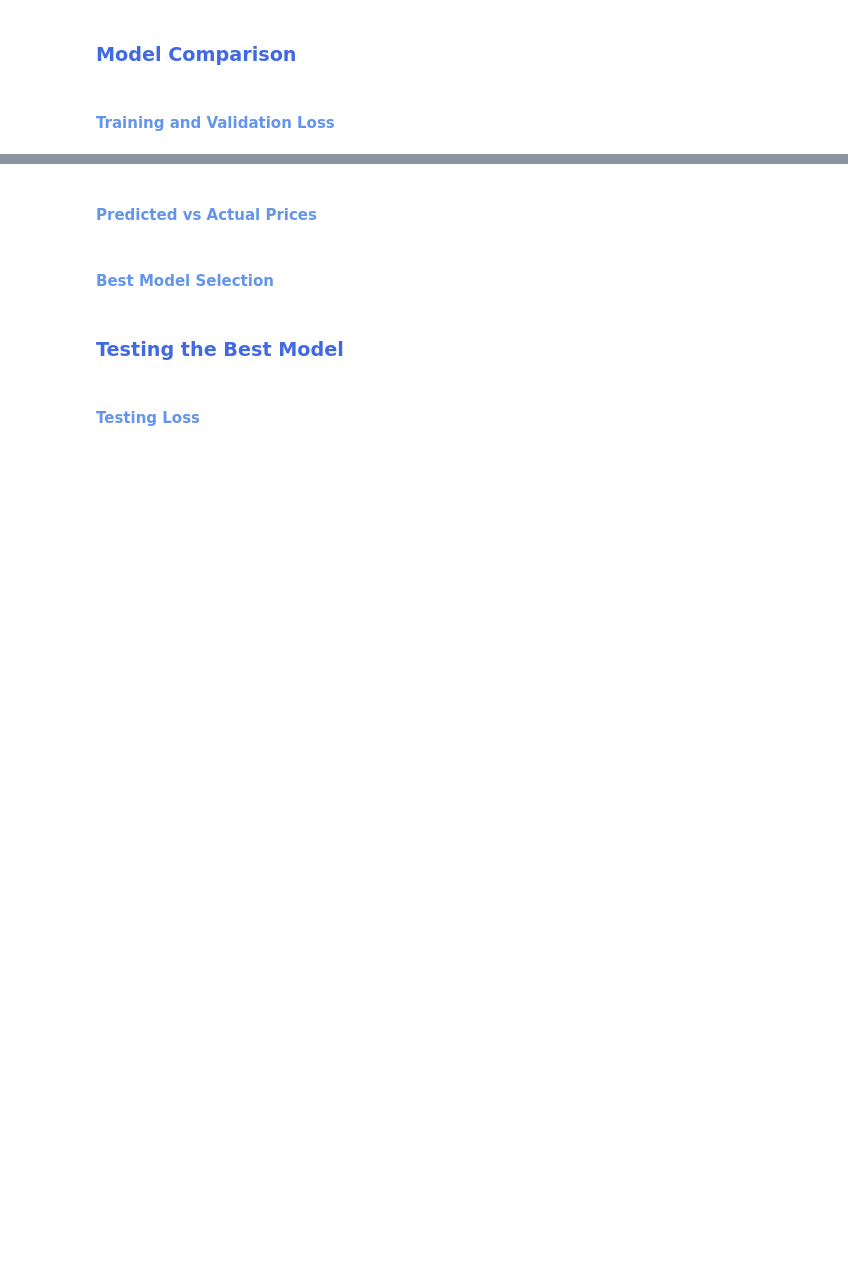
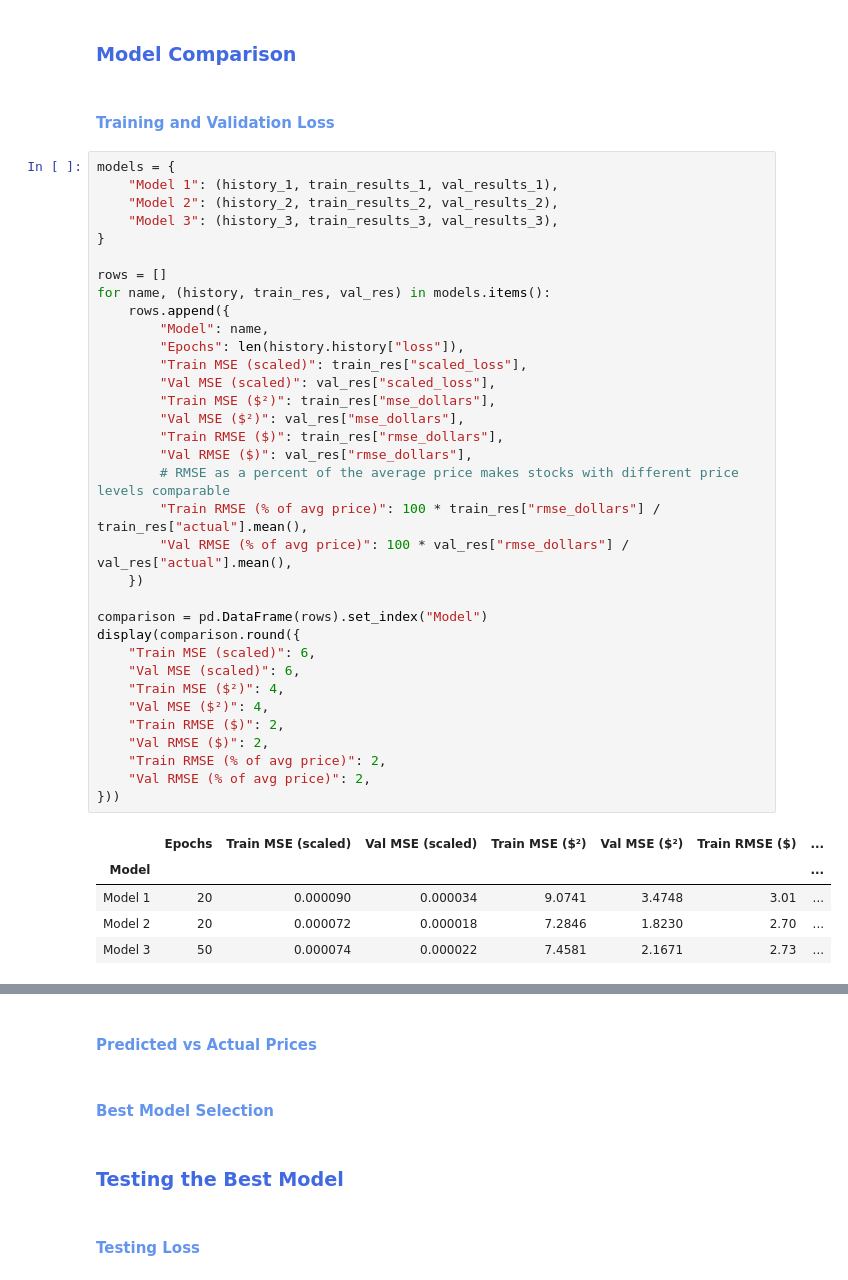
Before and after one commit to AylieNagler/Stock-Price-Predictions, a Jupyter notebook: NOTEBOOK/asg5_Group2_AylieLapierreNagler_AnikaViado_QlirimTeneqja_ArsiKharghani.ipynb, the cells around one changed output, grey strips where cells are left out. Drawn from its saved outputs; the diff is of its cells as text; blank space fills up the shorter version.

Commit message:
Added training and validation loss comparison

```diff
--- a/NOTEBOOK/asg5_Group2_AylieLapierreNagler_AnikaViado_QlirimTeneqja_ArsiKharghani.ipynb
+++ b/NOTEBOOK/asg5_Group2_AylieLapierreNagler_AnikaViado_QlirimTeneqja_ArsiKharghani.ipynb
@@ -616,3 +620,43 @@ Training also improves (RMSE $3.01 &rarr; $2.76), and Model 3 lands close to Mod
 ### <span style="color:royalblue">Model Comparison</span>
 # %% [markdown]
 #### <span style="color:cornflowerblue">Training and Validation Loss</span>
+# %%
+models = {
+    "Model 1": (history_1, train_results_1, val_results_1),
+    "Model 2": (history_2, train_results_2, val_results_2),
+    "Model 3": (history_3, train_results_3, val_results_3),
+}
+
+rows = []
+for name, (history, train_res, val_res) in models.items():
+    rows.append({
+        "Model": name,
+        "Epochs": len(history.history["loss"]),
+        "Train MSE (scaled)": train_res["scaled_loss"],
+        "Val MSE (scaled)": val_res["scaled_loss"],
+        "Train MSE ($²)": train_res["mse_dollars"],
+        "Val MSE ($²)": val_res["mse_dollars"],
+        "Train RMSE ($)": train_res["rmse_dollars"],
+        "Val RMSE ($)": val_res["rmse_dollars"],
+        # RMSE as a percent of the average price makes stocks with different price levels comparable
+        "Train RMSE (% of avg price)": 100 * train_res["rmse_dollars"] / train_res["actual"].mean(),
+        "Val RMSE (% of avg price)": 100 * val_res["rmse_dollars"] / val_res["actual"].mean(),
+    })
+
+comparison = pd.DataFrame(rows).set_index("Model")
+display(comparison.round({
+    "Train MSE (scaled)": 6,
+    "Val MSE (scaled)": 6,
+    "Train MSE ($²)": 4,
+    "Val MSE ($²)": 4,
+    "Train RMSE ($)": 2,
+    "Val RMSE ($)": 2,
+    "Train RMSE (% of avg price)": 2,
+    "Val RMSE (% of avg price)": 2,
+}))
+# %% [output]
+|  | Epochs | Train MSE (scaled) | Val MSE (scaled) | Train MSE ($²) | Val MSE ($²) | Train RMSE ($) | ... |
+| Model |  |  |  |  |  |  | ... |
+| Model 1 | 20 | 0.000090 | 0.000034 | 9.0741 | 3.4748 | 3.01 | ... |
+| Model 2 | 20 | 0.000072 | 0.000018 | 7.2846 | 1.8230 | 2.70 | ... |
+| Model 3 | 50 | 0.000074 | 0.000022 | 7.4581 | 2.1671 | 2.73 | ... |
```
Also changed, not shown: parts of 10 cells of this notebook.
